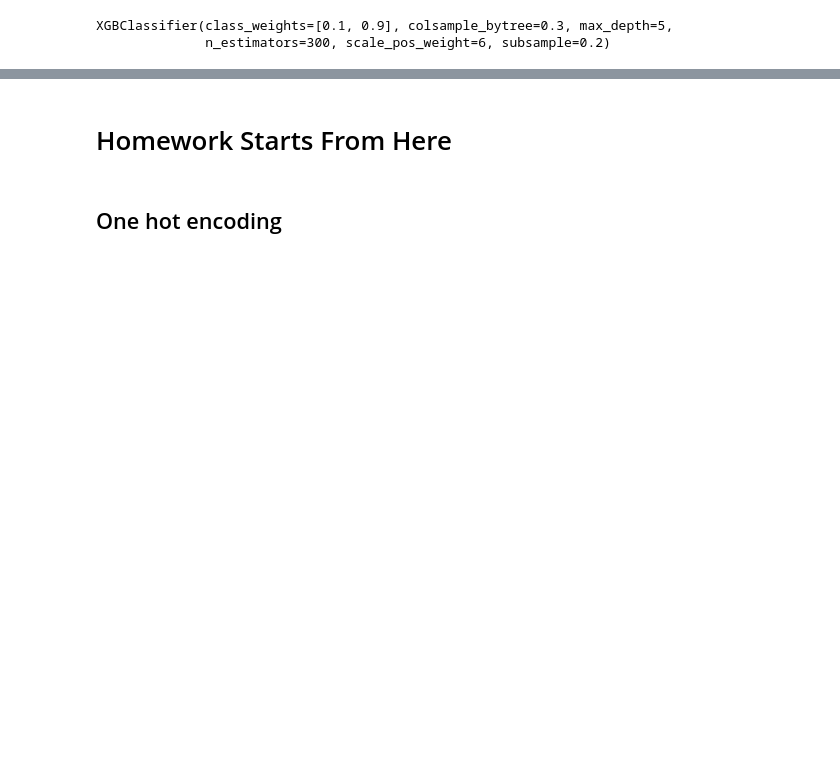
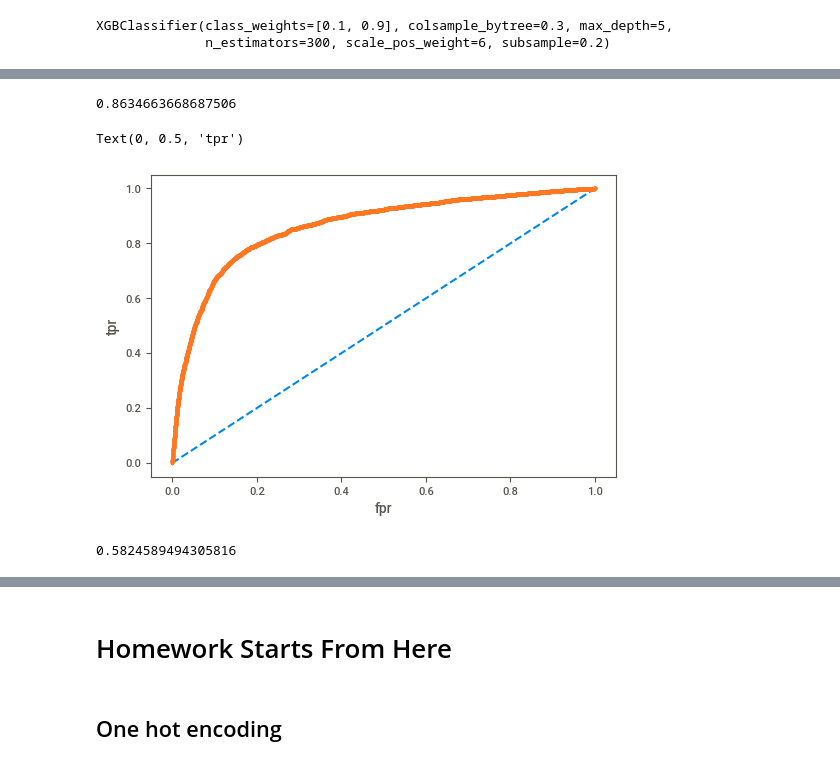
Before and after one commit to univai-ghf/ClassificationWorkshop, a Jupyter notebook: Classification_main_&_homework.ipynb, the cells around one changed output, grey strips where cells are left out. Cells and saved outputs as stored; diff of their text form; code cells hidden in the pictures; blank space fills up the shorter version.

```diff
--- a/Classification_main_&_homework.ipynb
+++ b/Classification_main_&_homework.ipynb
@@ -264,0 +418,2 @@ from sklearn.metrics import precision_recall_curve
+# %%
+probabilities_test = xgb.predict_proba(df_all_test1)[:,1]
@@ -264,0 +444,20 @@ from sklearn.metrics import precision_recall_curve
+# %%
+fpr, tpr, thresholds = roc_curve(actuals_test, probabilities_test)
+auc_metric = auc(fpr, tpr)
+auc_metric
+# %% [output]
+0.8634663668687506
+# %%
+plt.plot([0, 1], [0, 1], linestyle='--')
+# plot the roc curve for the model
+plt.plot(fpr, tpr, marker='.')
+plt.xlabel('fpr')
+plt.ylabel('tpr')
+# %% [output]
+Text(0, 0.5, 'tpr')
+[figure, added]
+# %%
+auc_pr = average_precision_score(actuals_test, probabilities_test)
+auc_pr
+# %% [output]
+0.5824589494305816
```
Also changed, not shown: parts of 89 cells of this notebook.
